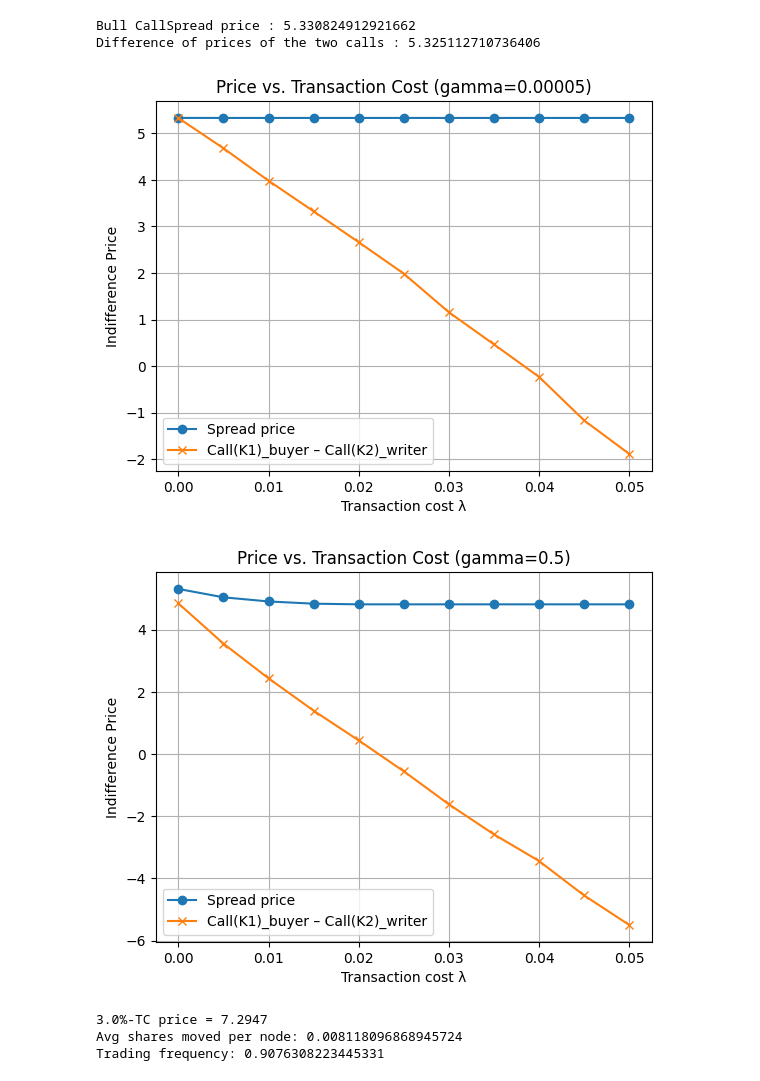
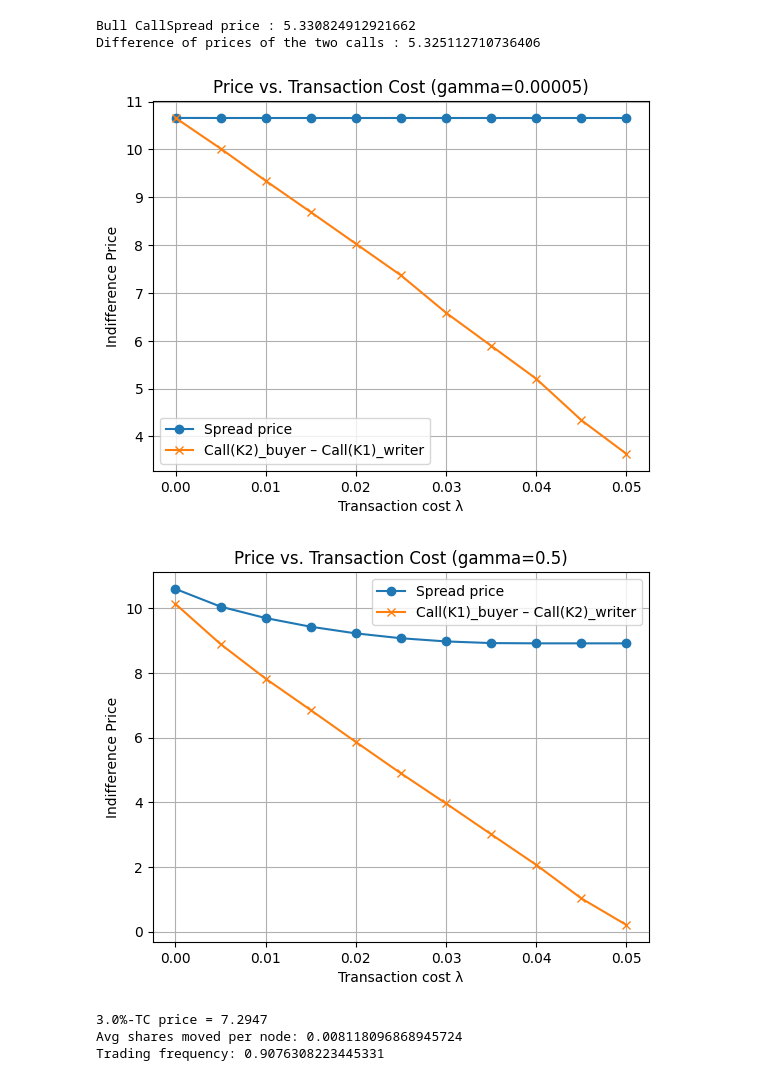
Before and after one commit to JulesArzel/Deep_Hedging_v2, a Jupyter notebook: New approach/4.1 Option pricing with transaction costs.ipynb, the cells around one changed output. Drawn from its saved outputs; the diff is of its cells as text; code cells hidden in the pictures.

```diff
--- a/New approach/4.1 Option pricing with transaction costs.ipynb
+++ b/New approach/4.1 Option pricing with transaction costs.ipynb
@@ -1276,7 +1276,7 @@ from TC_pricer_CS import TC_pricer_CS
 from TC_pricer2 import TC_pricer2
 
 # Parameters (same as your setup)
-S0, K1, K2, T      = 100.0, 95.0, 105.0, 1.0
+S0, K1, K2, T      = 100.0, 90.0, 110.0, 1.0
 r, sig, mu        = 0.05, 0.20, 0.05
 gamma             = 0.00005
 N                 = 500        # time-steps
@@ -1310,7 +1310,7 @@ for c in costs:
 # Plot results
 plt.figure()
 plt.plot(costs, spread_prices, marker='o', label='Spread price')
-plt.plot(costs, call_diff_prices, marker='x', label='Call(K1)_buyer – Call(K2)_writer')
+plt.plot(costs, call_diff_prices, marker='x', label='Call(K2)_buyer – Call(K1)_writer')
 plt.xlabel('Transaction cost λ')
 plt.ylabel('Indifference Price')
 plt.title('Price vs. Transaction Cost (gamma=0.00005)')
@@ -1318,7 +1318,7 @@ plt.legend()
 plt.grid(True)
 plt.show()
 # %% [output]
-[figure, old version]
+[figure, new version]
 # %%
 import numpy as np
 import matplotlib.pyplot as plt
@@ -1328,7 +1328,7 @@ from TC_pricer_CS import TC_pricer_CS
 from TC_pricer2 import TC_pricer2
 
 # Parameters (same as your setup)
-S0, K1, K2, T      = 100.0, 95.0, 105.0, 1.0
+S0, K1, K2, T      = 100.0, 90.0, 110.0, 1.0
 r, sig, mu        = 0.05, 0.20, 0.05
 gamma             = 0.05
 N                 = 500        # time-steps
@@ -1343,34 +1343,34 @@ opt_call2  = Option_param(S0=S0, K=K2, T=T, payoff="call")
 
 # Sweep over transaction costs
 costs = np.linspace(0.0, 0.05, 11)
 spread_prices = []
 call_diff_prices = []
 
 for c in costs:
     # Price the spread
     pr_cs = TC_pricer_CS(opt_spread, proc, K1, K2, cost_b=c, cost_s=c, gamma=gamma)
     p_sp = pr_cs.price(N=N, TYPE="callspread_buyer", track_policy=False)
     spread_prices.append(p_sp)
 
     # Price individual calls
     pr1 = TC_pricer2(opt_call1, proc, cost_b=c, cost_s=c, gamma=gamma)
     p1 = pr1.price(N=N, TYPE="buyer", track_policy=False)
     pr2 = TC_pricer2(opt_call2, proc, cost_b=c, cost_s=c, gamma=gamma)
     p2 = pr2.price(N=N, TYPE="writer", track_policy=False)
     call_diff_prices.append(p1 - p2)
 
 # Plot results
 plt.figure()
 plt.plot(costs, spread_prices, marker='o', label='Spread price')
 plt.plot(costs, call_diff_prices, marker='x', label='Call(K1)_buyer – Call(K2)_writer')
 plt.xlabel('Transaction cost λ')
 plt.ylabel('Indifference Price')
 plt.title('Price vs. Transaction Cost (gamma=0.5)')
 plt.legend()
 plt.grid(True)
 plt.show()
 # %% [output]
-[figure, old version]
+[figure, new version]
 # %%
 #-----------------------------------------------------------------------------------
 #-----------------------------------------------------------------------------------
```
